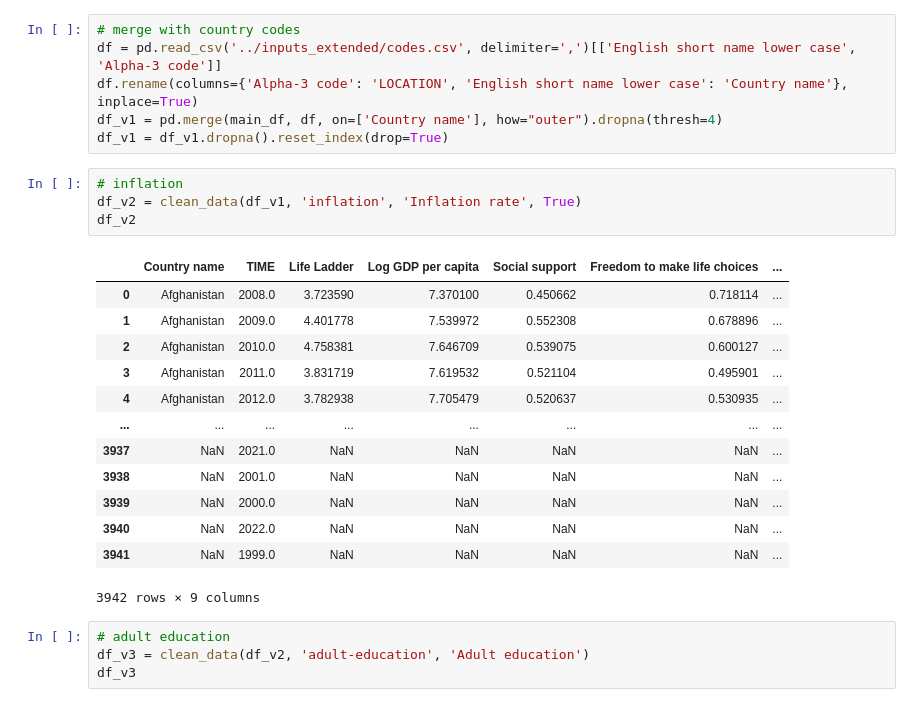
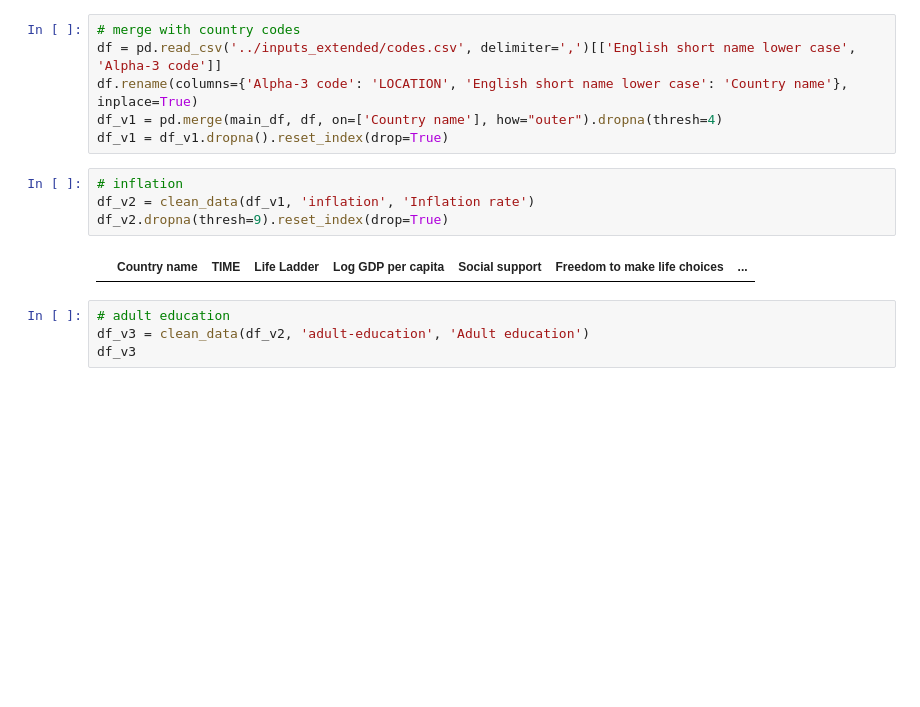
Before and after one commit to hvsio/BDP_dataset, a Jupyter notebook: notebooks/cleaning-extended.ipynb, the cells around one changed output. Cells and saved outputs as stored; diff of their text form; blank space fills up the shorter version.

Commit message:
cleanup + readme

```diff
--- a/notebooks/cleaning-extended.ipynb
+++ b/notebooks/cleaning-extended.ipynb
@@ -30,22 +30,10 @@ df_v1 = pd.merge(main_df, df, on=['Country name'], how="outer").dropna(thresh=4)
 df_v1 = df_v1.dropna().reset_index(drop=True)
 # %%
 # inflation
-df_v2 = clean_data(df_v1, 'inflation', 'Inflation rate', True)
-df_v2
+df_v2 = clean_data(df_v1, 'inflation', 'Inflation rate')
+df_v2.dropna(thresh=9).reset_index(drop=True)
 # %% [output]
 |  | Country name | TIME | Life Ladder | Log GDP per capita | Social support | Freedom to make life choices | ... |
-| 0 | Afghanistan | 2008.0 | 3.723590 | 7.370100 | 0.450662 | 0.718114 | ... |
-| 1 | Afghanistan | 2009.0 | 4.401778 | 7.539972 | 0.552308 | 0.678896 | ... |
-| 2 | Afghanistan | 2010.0 | 4.758381 | 7.646709 | 0.539075 | 0.600127 | ... |
-| 3 | Afghanistan | 2011.0 | 3.831719 | 7.619532 | 0.521104 | 0.495901 | ... |
-| 4 | Afghanistan | 2012.0 | 3.782938 | 7.705479 | 0.520637 | 0.530935 | ... |
-| ... | ... | ... | ... | ... | ... | ... | ... |
-| 3937 | NaN | 2021.0 | NaN | NaN | NaN | NaN | ... |
-| 3938 | NaN | 2001.0 | NaN | NaN | NaN | NaN | ... |
-| 3939 | NaN | 2000.0 | NaN | NaN | NaN | NaN | ... |
-| 3940 | NaN | 2022.0 | NaN | NaN | NaN | NaN | ... |
-| 3941 | NaN | 1999.0 | NaN | NaN | NaN | NaN | ... |
-3942 rows × 9 columns
 # %%
 # adult education
 df_v3 = clean_data(df_v2, 'adult-education', 'Adult education')
```
Also changed, not shown: parts of 4 cells of this notebook, 4 other files.
